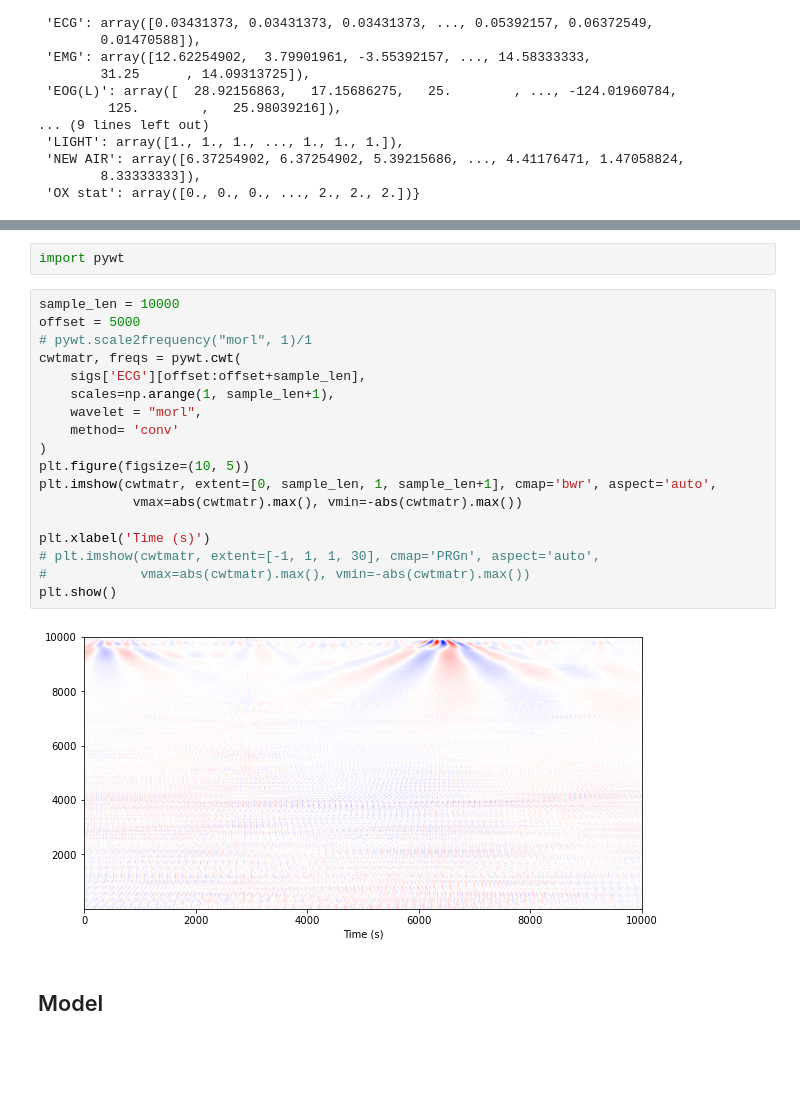
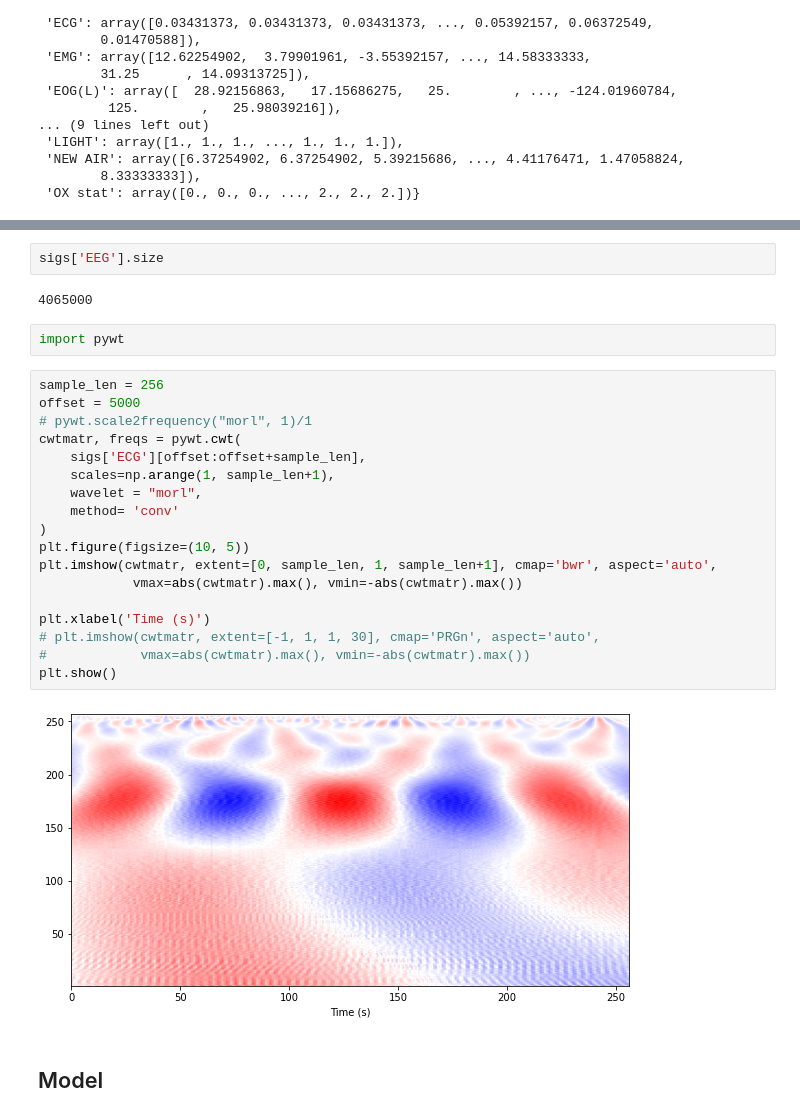
Before and after one commit to chinkevin/DSC180_sleep_apnea, a Jupyter notebook: notebooks/Classifier.ipynb, the cells around one changed output, grey strips where cells are left out. Drawn from its saved outputs; the diff is of its cells as text; blank space fills up the shorter version.

```diff
--- a/notebooks/Classifier.ipynb
+++ b/notebooks/Classifier.ipynb
@@ -170,24 +189,28 @@ sigs
+# %%
+sigs['EEG'].size
+# %% [output]
+4065000
 # %%
 import pywt
 # %%
-sample_len = 10000
+sample_len = 256
 offset = 5000
 # pywt.scale2frequency("morl", 1)/1
 cwtmatr, freqs = pywt.cwt(
     sigs['ECG'][offset:offset+sample_len],
     scales=np.arange(1, sample_len+1),
     wavelet = "morl",
     method= 'conv'
 )
 plt.figure(figsize=(10, 5))
 plt.imshow(cwtmatr, extent=[0, sample_len, 1, sample_len+1], cmap='bwr', aspect='auto',
             vmax=abs(cwtmatr).max(), vmin=-abs(cwtmatr).max())
 
 plt.xlabel('Time (s)')
 # plt.imshow(cwtmatr, extent=[-1, 1, 1, 30], cmap='PRGn', aspect='auto',
 #            vmax=abs(cwtmatr).max(), vmin=-abs(cwtmatr).max())
 plt.show()
 # %% [output]
-[figure, old version]
+[figure, new version]
 # %% [markdown]
 ## Model
```
Also changed, not shown: parts of 14 cells of this notebook, 12 other files.
